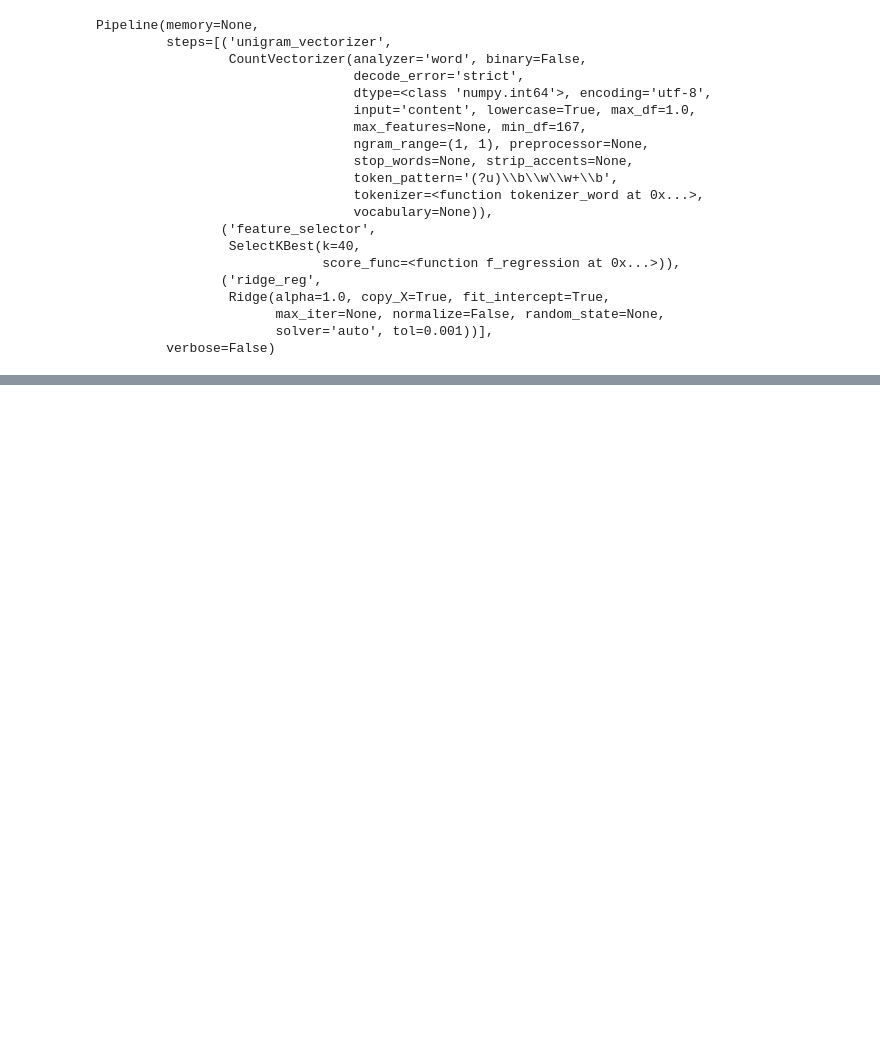
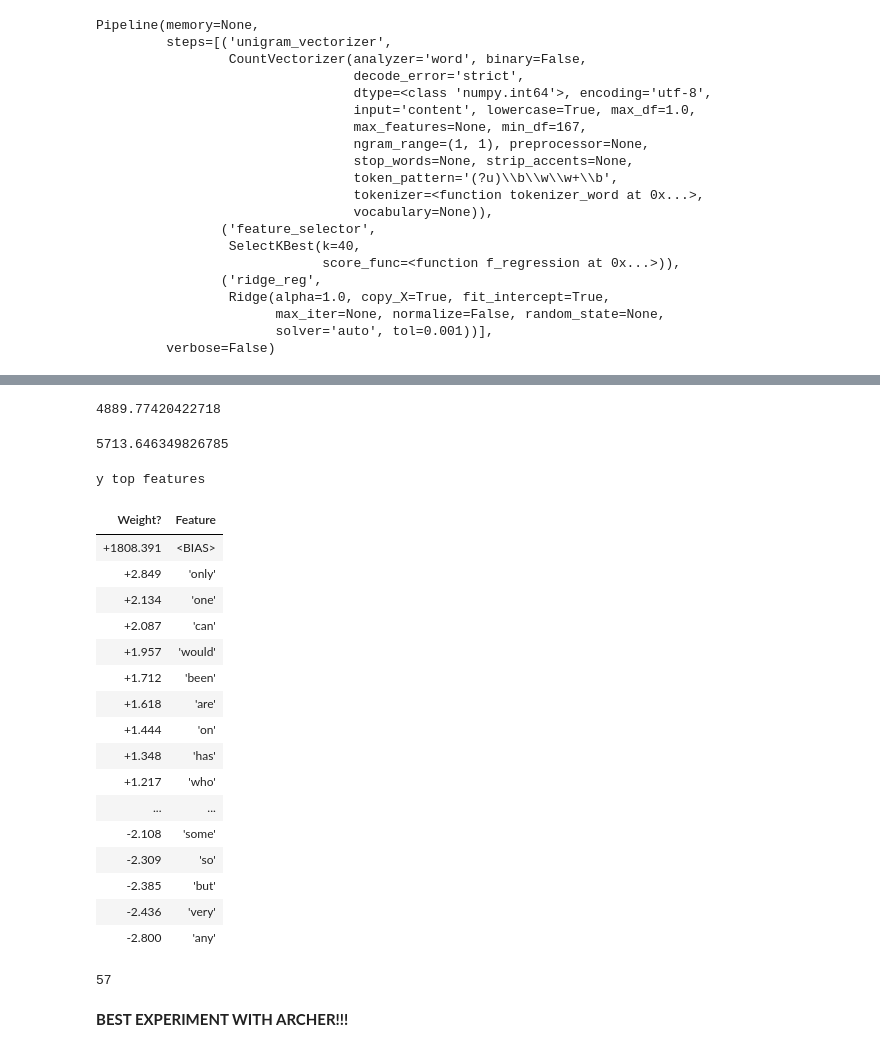
Before and after one commit to DianaLaura/MasterThesis, a Jupyter notebook: Notebooks_Experiments/Exp1b_linear_regression_minOccurences.ipynb, the cells around one changed output, grey strips where cells are left out. Saved outputs shown, nothing was run; the diff lists cells and outputs as text; code cells hidden in the pictures; blank space fills up the shorter version.

```diff
--- a/Notebooks_Experiments/Exp1b_linear_regression_minOccurences.ipynb
+++ b/Notebooks_Experiments/Exp1b_linear_regression_minOccurences.ipynb
@@ -652,0 +852,7 @@ y top features
+# %%
+reg_4 = Pipeline([ ('unigram_vectorizer', CountVectorizer(tokenizer=tokenizer_word, min_df = 800)),
+                    ('feature_selector', SelectKBest(f_regression, k='all')),
+                         ('ridge_reg', linear_model.Ridge())
+                        ])
+# %%
+reg_4.fit(train_x, train_y)
@@ -652,0 +880,42 @@ y top features
+# %%
+y_pred_train = reg_4.predict(train_x)
+mean_squared_error(train_y, y_pred_train)
+# %% [output]
+4889.77420422718
+# %%
+y_pred_val = reg_4.predict(val_x)
+mean_squared_error(val_y, y_pred_val)
+# %% [output]
+5713.646349826785
+# %%
+features = reg_4['feature_selector'].get_support()
+feature_names = reg_4['unigram_vectorizer'].get_feature_names()
+
+features_selected = features_to_names(features, feature_names)
+
+eli5.explain_weights(reg_4['ridge_reg'],vec=reg_4['unigram_vectorizer'], feature_names=features_selected)
+# %% [output]
+y top features
+| Weight? | Feature |
+| +1808.391 | <BIAS> |
+| +2.849 | 'only' |
+| +2.134 | 'one' |
+| +2.087 | 'can' |
+| +1.957 | 'would' |
+| +1.712 | 'been' |
+| +1.618 | 'are' |
+| +1.444 | 'on' |
+| +1.348 | 'has' |
+| +1.217 | 'who' |
+| ... | ... |
+| -2.108 | 'some' |
+| -2.309 | 'so' |
+| -2.385 | 'but' |
+| -2.436 | 'very' |
+| -2.800 | 'any' |
+# %%
+len(feature_names)
+# %% [output]
+57
+# %% [markdown]
+**BEST EXPERIMENT WITH ARCHER!!!**
```
Also changed, not shown: parts of 97 cells of this notebook.
